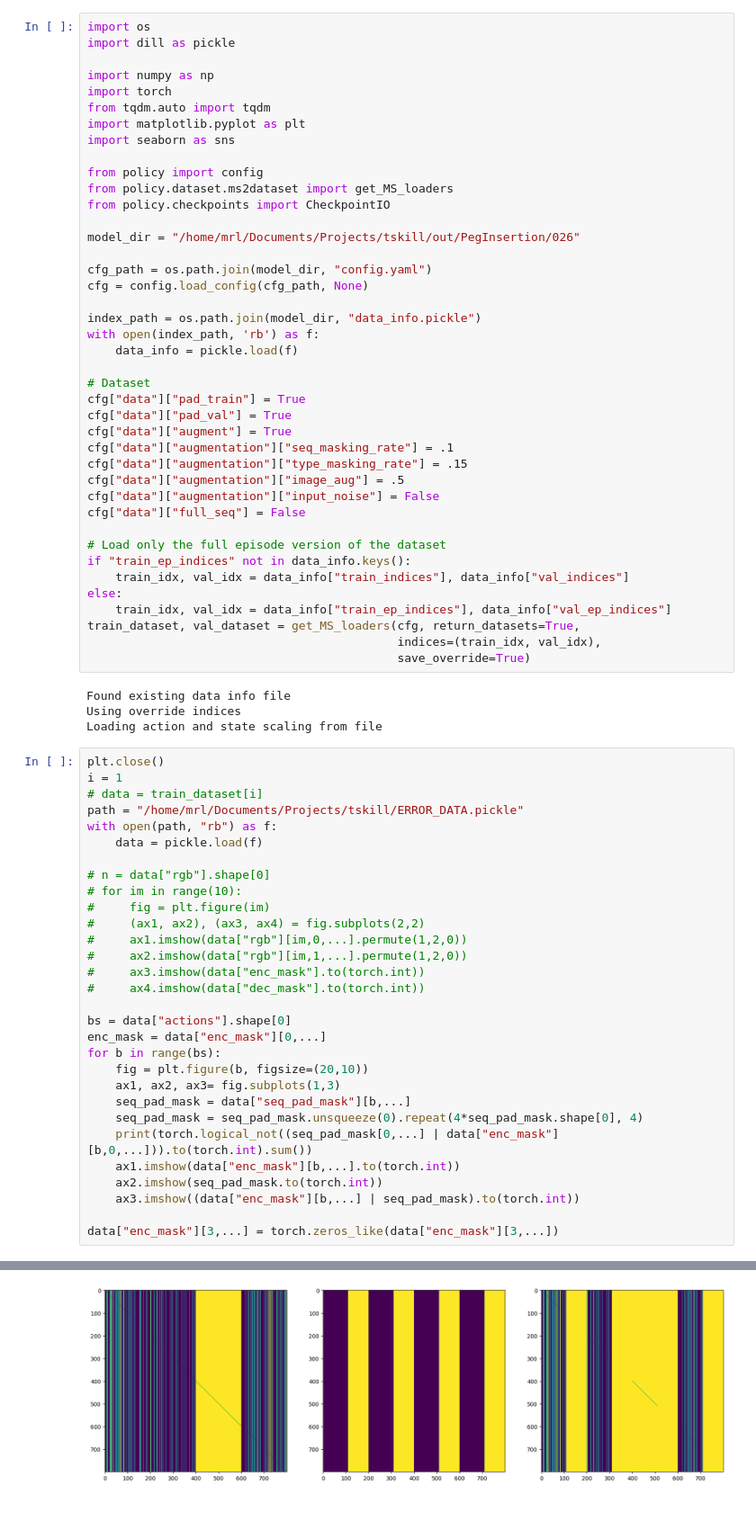
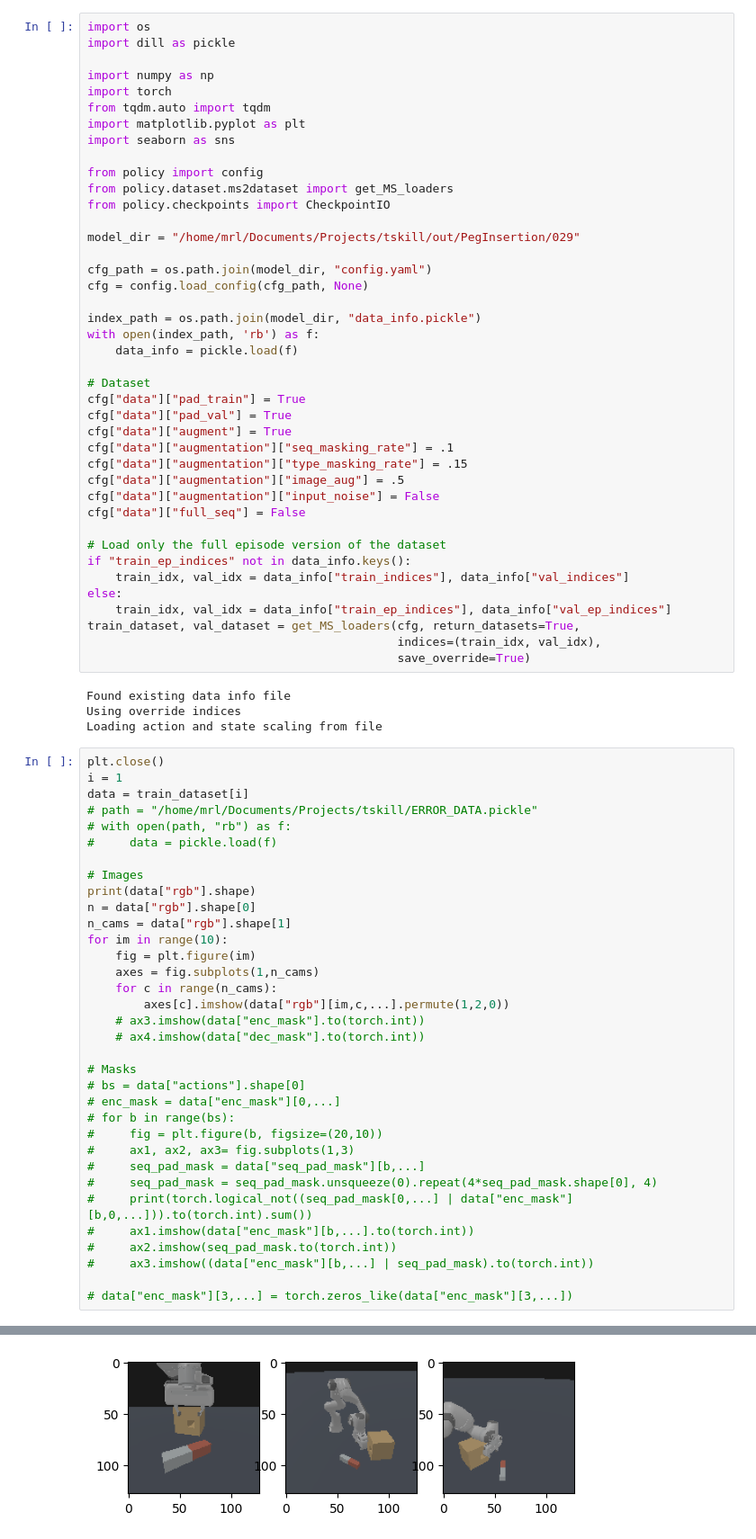
Before and after one commit to apalleiko/tskill, a Jupyter notebook: visualize_images.ipynb, the cells around one changed output, grey strips where cells are left out. Shown at 90% size. Cells and saved outputs as stored; diff of their text form; blank space fills up the shorter version.

Commit message:
Support for more than 2 cams in dataset

```diff
--- a/visualize_images.ipynb
+++ b/visualize_images.ipynb
@@ -12,7 +12,7 @@ from policy import config
 from policy.dataset.ms2dataset import get_MS_loaders
 from policy.checkpoints import CheckpointIO
 
-model_dir = "/home/mrl/Documents/Projects/tskill/out/PegInsertion/026"
+model_dir = "/home/mrl/Documents/Projects/tskill/out/PegInsertion/029"
 
 cfg_path = os.path.join(model_dir, "config.yaml")
 cfg = config.load_config(cfg_path, None)
@@ -46,31 +46,35 @@ Loading action and state scaling from file
 # %%
 plt.close()
 i = 1
-# data = train_dataset[i]
-path = "/home/mrl/Documents/Projects/tskill/ERROR_DATA.pickle"
-with open(path, "rb") as f:
-    data = pickle.load(f)
+data = train_dataset[i]
+# path = "/home/mrl/Documents/Projects/tskill/ERROR_DATA.pickle"
+# with open(path, "rb") as f:
+#     data = pickle.load(f)
 
-# n = data["rgb"].shape[0]
-# for im in range(10):
-#     fig = plt.figure(im)
-#     (ax1, ax2), (ax3, ax4) = fig.subplots(2,2)
-#     ax1.imshow(data["rgb"][im,0,...].permute(1,2,0))
-#     ax2.imshow(data["rgb"][im,1,...].permute(1,2,0))
-#     ax3.imshow(data["enc_mask"].to(torch.int))
-#     ax4.imshow(data["dec_mask"].to(torch.int))
+# Images
+print(data["rgb"].shape)
+n = data["rgb"].shape[0]
+n_cams = data["rgb"].shape[1]
+for im in range(10):
+    fig = plt.figure(im)
+    axes = fig.subplots(1,n_cams)
+    for c in range(n_cams):
+        axes[c].imshow(data["rgb"][im,c,...].permute(1,2,0))
+    # ax3.imshow(data["enc_mask"].to(torch.int))
+    # ax4.imshow(data["dec_mask"].to(torch.int))
 
-bs = data["actions"].shape[0]
-enc_mask = data["enc_mask"][0,...]
-for b in range(bs):
-    fig = plt.figure(b, figsize=(20,10))
-    ax1, ax2, ax3= fig.subplots(1,3)
-    seq_pad_mask = data["seq_pad_mask"][b,...]
-    seq_pad_mask = seq_pad_mask.unsqueeze(0).repeat(4*seq_pad_mask.shape[0], 4)
-    print(torch.logical_not((seq_pad_mask[0,...] | data["enc_mask"][b,0,...])).to(torch.int).sum())
-    ax1.imshow(data["enc_mask"][b,...].to(torch.int))
-    ax2.imshow(seq_pad_mask.to(torch.int))
-    ax3.imshow((data["enc_mask"][b,...] | seq_pad_mask).to(torch.int))
+# Masks
+# bs = data["actions"].shape[0]
+# enc_mask = data["enc_mask"][0,...]
+# for b in range(bs):
+#     fig = plt.figure(b, figsize=(20,10))
+#     ax1, ax2, ax3= fig.subplots(1,3)
+#     seq_pad_mask = data["seq_pad_mask"][b,...]
+#     seq_pad_mask = seq_pad_mask.unsqueeze(0).repeat(4*seq_pad_mask.shape[0], 4)
+#     print(torch.logical_not((seq_pad_mask[0,...] | data["enc_mask"][b,0,...])).to(torch.int).sum())
+#     ax1.imshow(data["enc_mask"][b,...].to(torch.int))
+#     ax2.imshow(seq_pad_mask.to(torch.int))
+#     ax3.imshow((data["enc_mask"][b,...] | seq_pad_mask).to(torch.int))
 
-data["enc_mask"][3,...] = torch.zeros_like(data["enc_mask"][3,...])
+# data["enc_mask"][3,...] = torch.zeros_like(data["enc_mask"][3,...])
 # %% [output]
@@ -87 +87 @@ tensor(11)
-[figure, old version]
+[figure, new version]
```
Also changed, not shown: parts of 2 cells of this notebook, 2 other files.
